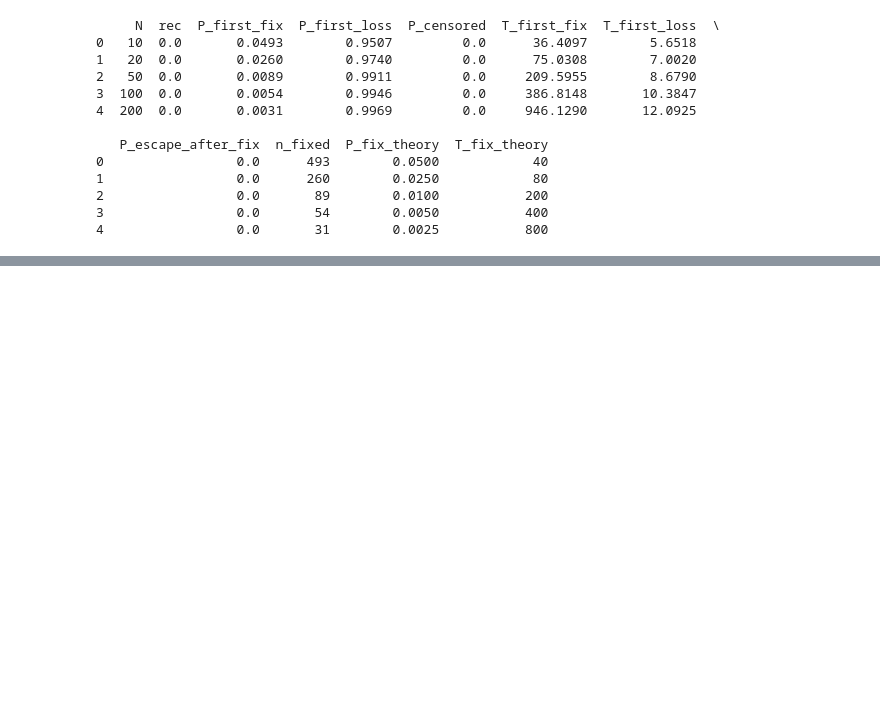
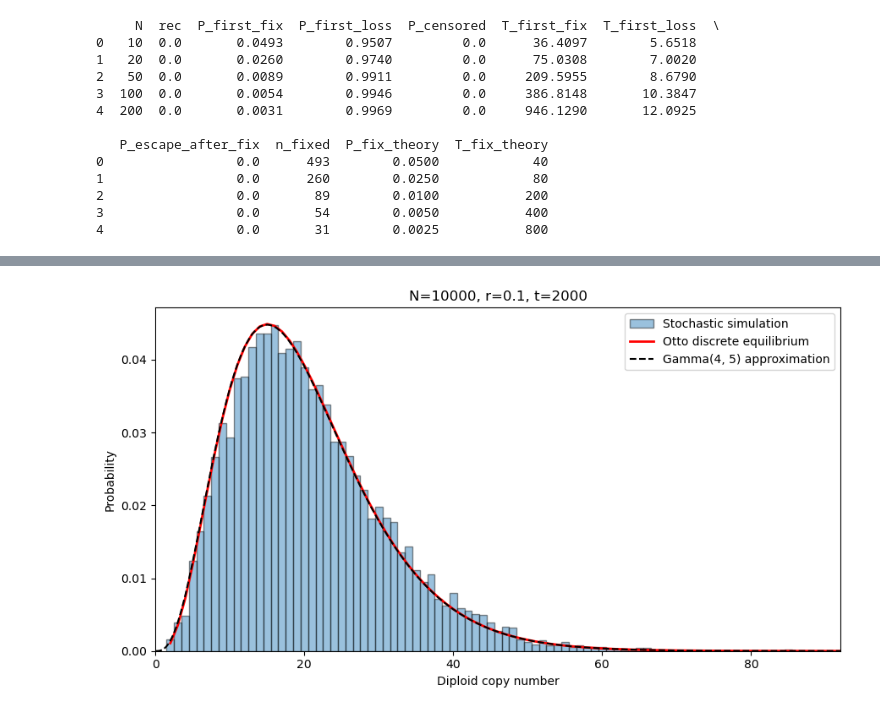
Before and after one commit to Duramenn/CNV_dynamics_2026, a Jupyter notebook: code/stochastic/S0.0_neutral.ipynb, the cells around one changed output, grey strips where cells are left out. Cells and saved outputs as stored; diff of their text form; code cells hidden in the pictures; blank space fills up the shorter version.

```diff
--- a/code/stochastic/S0.0_neutral.ipynb
+++ b/code/stochastic/S0.0_neutral.ipynb
@@ -695,0 +984,61 @@ plt.show()
+# %%
+# Theoretical equilibrium
+alpha = 4
+initial_mean_dip = 2 * init_copies
+theta = initial_mean_dip / alpha
+
+# Support for theoretical discrete distribution
+K = max(200, int(dip.max()) + 50)
+k = np.arange(1, K + 1)
+
+# Otto's haploid equilibrium kernel
+p_hap = k * np.exp(-2 * k / init_copies)
+p_hap = p_hap / p_hap.sum()
+
+# Convolution gives diploid distribution
+p_dip = np.convolve(p_hap, p_hap)
+
+dip_support = np.arange(2, 2 * K + 1)
+
+# Continuous Gamma approximation
+x = np.linspace(0, max(70, dip.max() + 5), 500)
+
+fig, ax = plt.subplots(figsize=(9, 5))
+
+ax.hist(
+    dip,
+    bins=np.arange(1.5, max(dip.max(), 70) + 1.5, 1),
+    density=True,
+    alpha=0.45,
+    edgecolor="black",
+    label="Stochastic simulation"
+)
+
+ax.plot(
+    dip_support,
+    p_dip,
+    "r-",
+    linewidth=2,
+    label="Otto discrete equilibrium"
+)
+
+ax.plot(
+    x,
+    gamma.pdf(x, a=alpha, scale=theta),
+    "k--",
+    linewidth=1.5,
+    label="Gamma(4, 5) approximation"
+)
+
+ax.set_xlim(0, max(70, dip.max() + 5))
+ax.set_xlabel("Diploid copy number")
+ax.set_ylabel("Probability")
+ax.set_title(
+    f"N={N}, r={rec}, t={generations}"
+)
+ax.legend()
+
+plt.tight_layout()
+plt.show()
+# %% [output]
+[figure, added]
```
Also changed, not shown: parts of 11 cells of this notebook.
